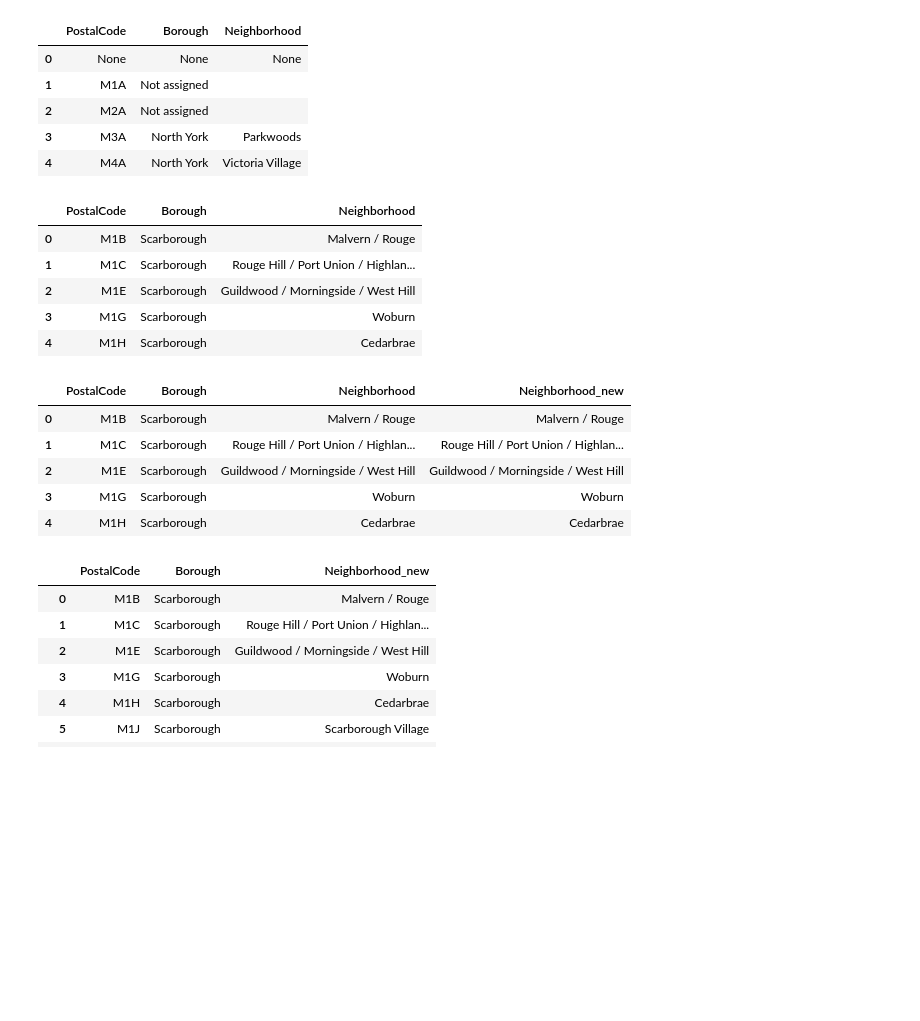
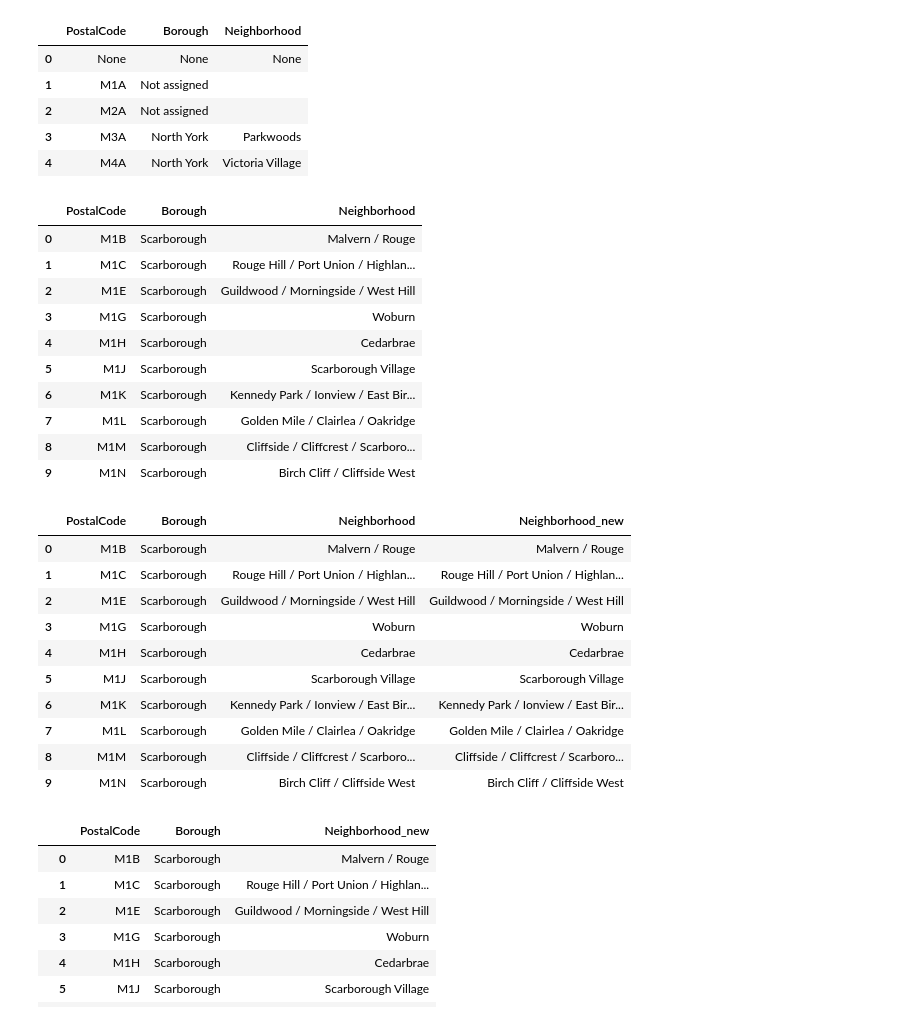
Before and after one commit to bacon369/Coursera_Capstone2, a Jupyter notebook: Data Science Capstone-Segmenting&Clustering.ipynb, the cells around one changed output. Cells and saved outputs as stored; diff of their text form; code cells hidden in the pictures; blank space fills up the shorter version.

```diff
--- a/Data Science Capstone-Segmenting&Clustering.ipynb
+++ b/Data Science Capstone-Segmenting&Clustering.ipynb
@@ -26,7 +26,7 @@ df.drop(indexNames,inplace=True) #drop boroughs with value Not assigned
 df.dropna(inplace=True)
 df=df.groupby(['PostalCode','Borough'])['Neighborhood'].apply(', '.join).reset_index()
 # %%
-df.head()
+df.head(10)
 # %% [output]
 |  | PostalCode | Borough | Neighborhood |
 | 0 | M1B | Scarborough | Malvern / Rouge |
@@ -34,6 +34,11 @@ df.head()
 | 2 | M1E | Scarborough | Guildwood / Morningside / West Hill |
 | 3 | M1G | Scarborough | Woburn |
 | 4 | M1H | Scarborough | Cedarbrae |
+| 5 | M1J | Scarborough | Scarborough Village |
+| 6 | M1K | Scarborough | Kennedy Park / Ionview / East Bir... |
+| 7 | M1L | Scarborough | Golden Mile / Clairlea / Oakridge |
+| 8 | M1M | Scarborough | Cliffside / Cliffcrest / Scarboro... |
+| 9 | M1N | Scarborough | Birch Cliff / Cliffside West |
 # %%
 def clean_tbl(data):
     if data['Neighborhood']=='Not assigned':
@@ -43,14 +48,19 @@ def clean_tbl(data):
     return var
 df['Neighborhood_new']=df.apply(clean_tbl,axis='columns')
 # %%
-df.head()
+df.head(10)
 # %% [output]
 |  | PostalCode | Borough | Neighborhood | Neighborhood_new |
 | 0 | M1B | Scarborough | Malvern / Rouge | Malvern / Rouge |
 | 1 | M1C | Scarborough | Rouge Hill / Port Union / Highlan... | Rouge Hill / Port Union / Highlan... |
 | 2 | M1E | Scarborough | Guildwood / Morningside / West Hill | Guildwood / Morningside / West Hill |
 | 3 | M1G | Scarborough | Woburn | Woburn |
 | 4 | M1H | Scarborough | Cedarbrae | Cedarbrae |
+| 5 | M1J | Scarborough | Scarborough Village | Scarborough Village |
+| 6 | M1K | Scarborough | Kennedy Park / Ionview / East Bir... | Kennedy Park / Ionview / East Bir... |
+| 7 | M1L | Scarborough | Golden Mile / Clairlea / Oakridge | Golden Mile / Clairlea / Oakridge |
+| 8 | M1M | Scarborough | Cliffside / Cliffcrest / Scarboro... | Cliffside / Cliffcrest / Scarboro... |
+| 9 | M1N | Scarborough | Birch Cliff / Cliffside West | Birch Cliff / Cliffside West |
 # %%
 df.drop(columns='Neighborhood')
 # %% [output]
```
Also changed, not shown: parts of 7 cells of this notebook.
